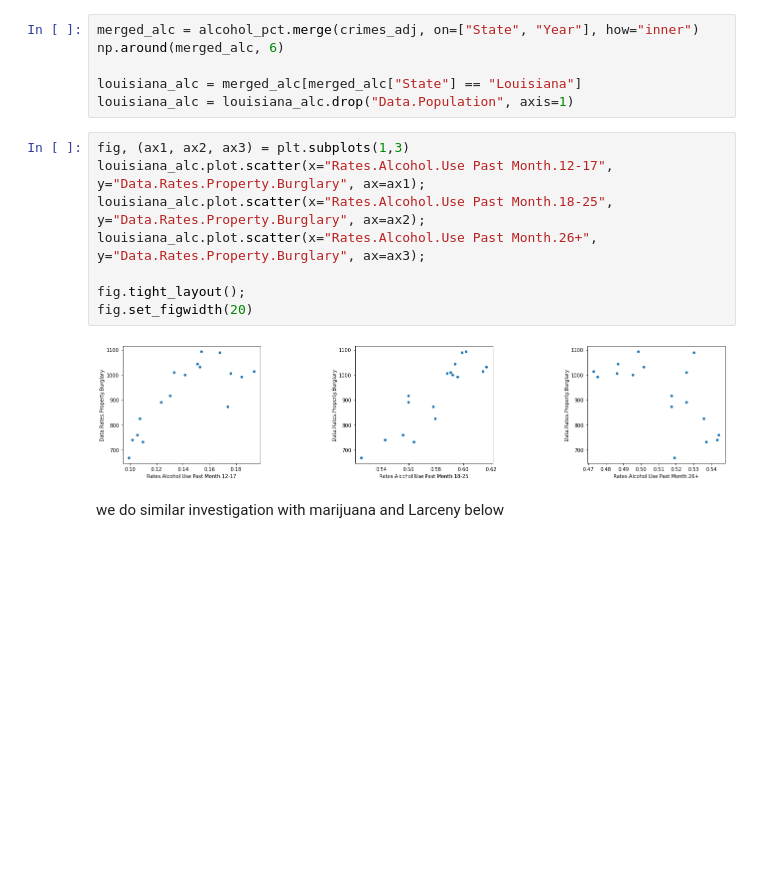
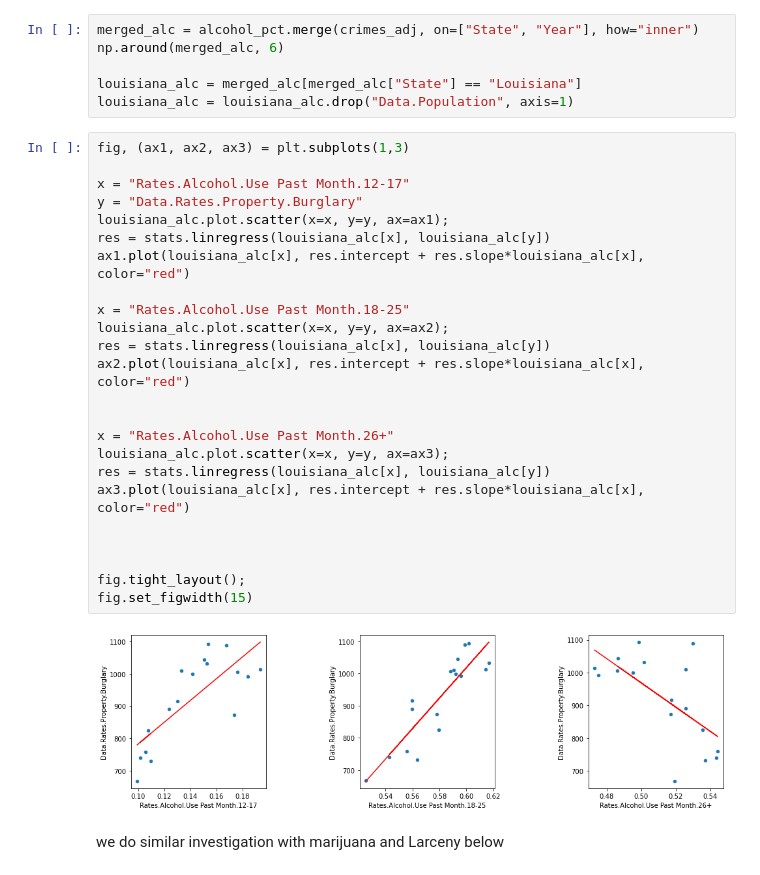
Before and after one commit to jlicht27/jlicht27.github.io, a Jupyter notebook: drugs.ipynb, the cells around one changed output. Saved outputs shown, nothing was run; the diff lists cells and outputs as text; blank space fills up the shorter version.

```diff
--- a/drugs.ipynb
+++ b/drugs.ipynb
@@ -325,14 +326,30 @@ louisiana_alc = merged_alc[merged_alc["State"] == "Louisiana"]
 louisiana_alc = louisiana_alc.drop("Data.Population", axis=1)
 # %%
 fig, (ax1, ax2, ax3) = plt.subplots(1,3)
-louisiana_alc.plot.scatter(x="Rates.Alcohol.Use Past Month.12-17", y="Data.Rates.Property.Burglary", ax=ax1);
-louisiana_alc.plot.scatter(x="Rates.Alcohol.Use Past Month.18-25", y="Data.Rates.Property.Burglary", ax=ax2);
-louisiana_alc.plot.scatter(x="Rates.Alcohol.Use Past Month.26+", y="Data.Rates.Property.Burglary", ax=ax3);
+
+x = "Rates.Alcohol.Use Past Month.12-17"
+y = "Data.Rates.Property.Burglary"
+louisiana_alc.plot.scatter(x=x, y=y, ax=ax1);
+res = stats.linregress(louisiana_alc[x], louisiana_alc[y])
+ax1.plot(louisiana_alc[x], res.intercept + res.slope*louisiana_alc[x], color="red")
+
+x = "Rates.Alcohol.Use Past Month.18-25"
+louisiana_alc.plot.scatter(x=x, y=y, ax=ax2);
+res = stats.linregress(louisiana_alc[x], louisiana_alc[y])
+ax2.plot(louisiana_alc[x], res.intercept + res.slope*louisiana_alc[x], color="red")
+
+
+x = "Rates.Alcohol.Use Past Month.26+"
+louisiana_alc.plot.scatter(x=x, y=y, ax=ax3);
+res = stats.linregress(louisiana_alc[x], louisiana_alc[y])
+ax3.plot(louisiana_alc[x], res.intercept + res.slope*louisiana_alc[x], color="red")
+
+
 
 fig.tight_layout();
-fig.set_figwidth(20)
+fig.set_figwidth(15)
 # %% [output]
-[figure, old version]
+[figure, new version]
 # %% [markdown]
 we do similar investigation with marijuana and Larceny below
 # %%
```
Also changed, not shown: parts of 2 cells of this notebook.
